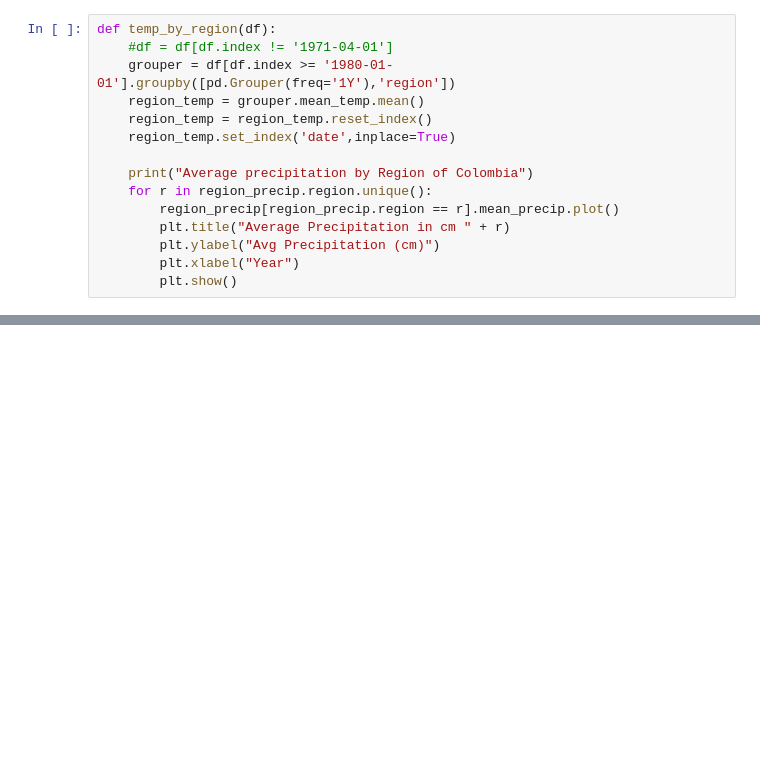
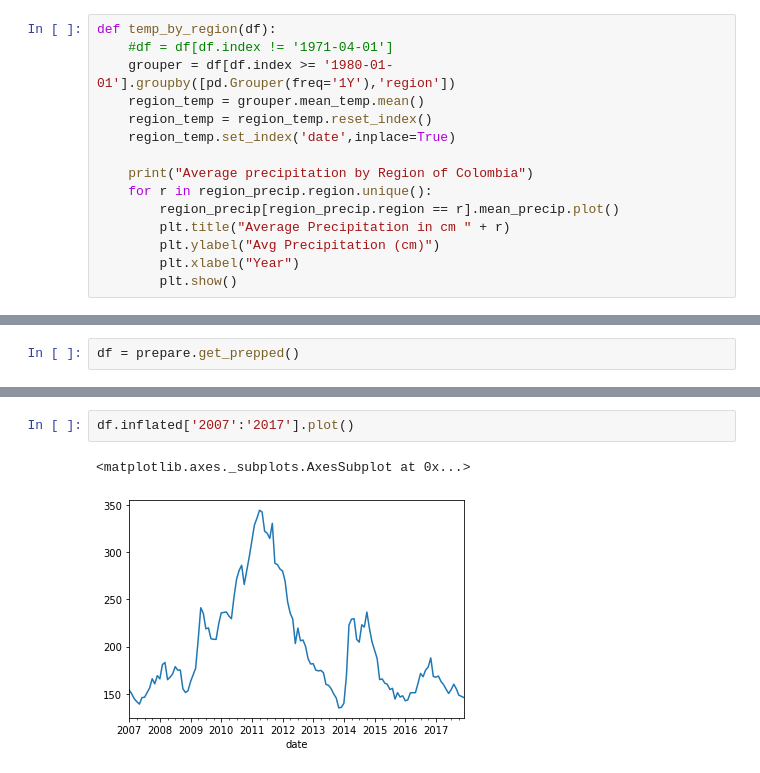
Before and after one commit to Data-Robusta/data-robusta, a Jupyter notebook: jeff_scratch.ipynb, the cells around one changed output, grey strips where cells are left out. Drawn from its saved outputs; the diff is of its cells as text; blank space fills up the shorter version.

```diff
--- a/jeff_scratch.ipynb
+++ b/jeff_scratch.ipynb
@@ -801,0 +873,2 @@ df.head(2)
+# %%
+df = prepare.get_prepped()
@@ -801,0 +883,5 @@ df.head(2)
+# %%
+df.inflated['2007':'2017'].plot()
+# %% [output]
+<matplotlib.axes._subplots.AxesSubplot at 0x...>
+[figure, added]
```
Also changed, not shown: parts of 13 cells of this notebook.
